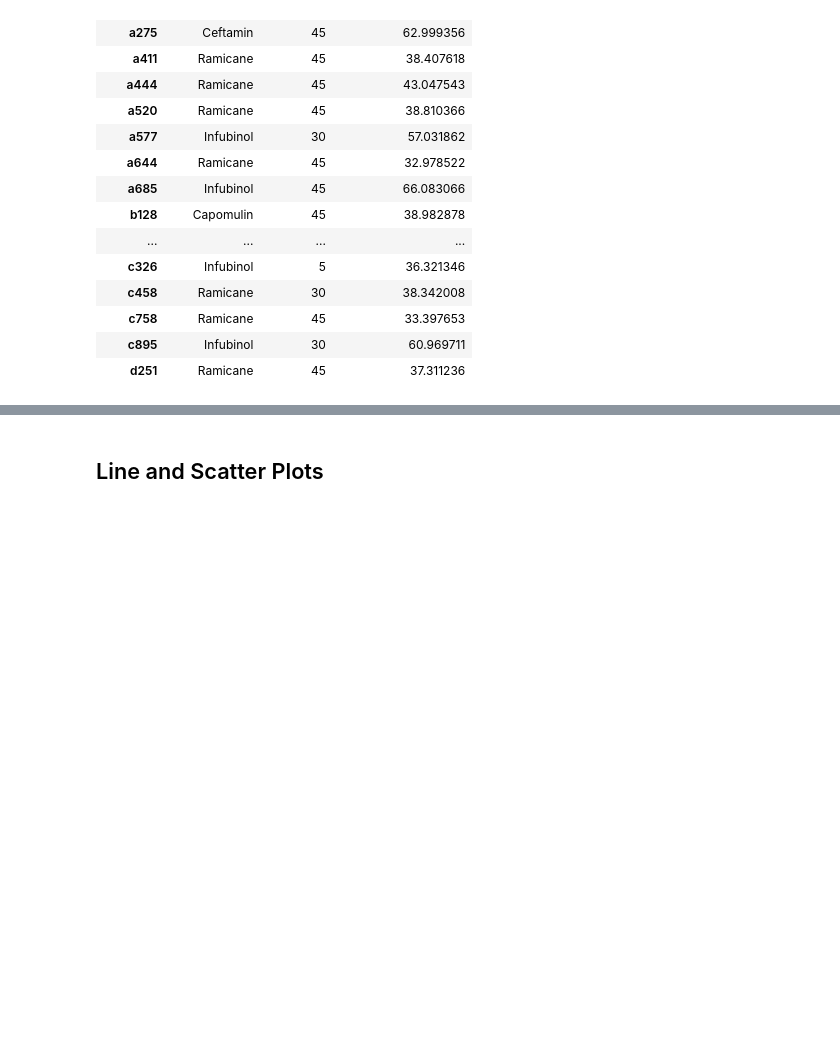
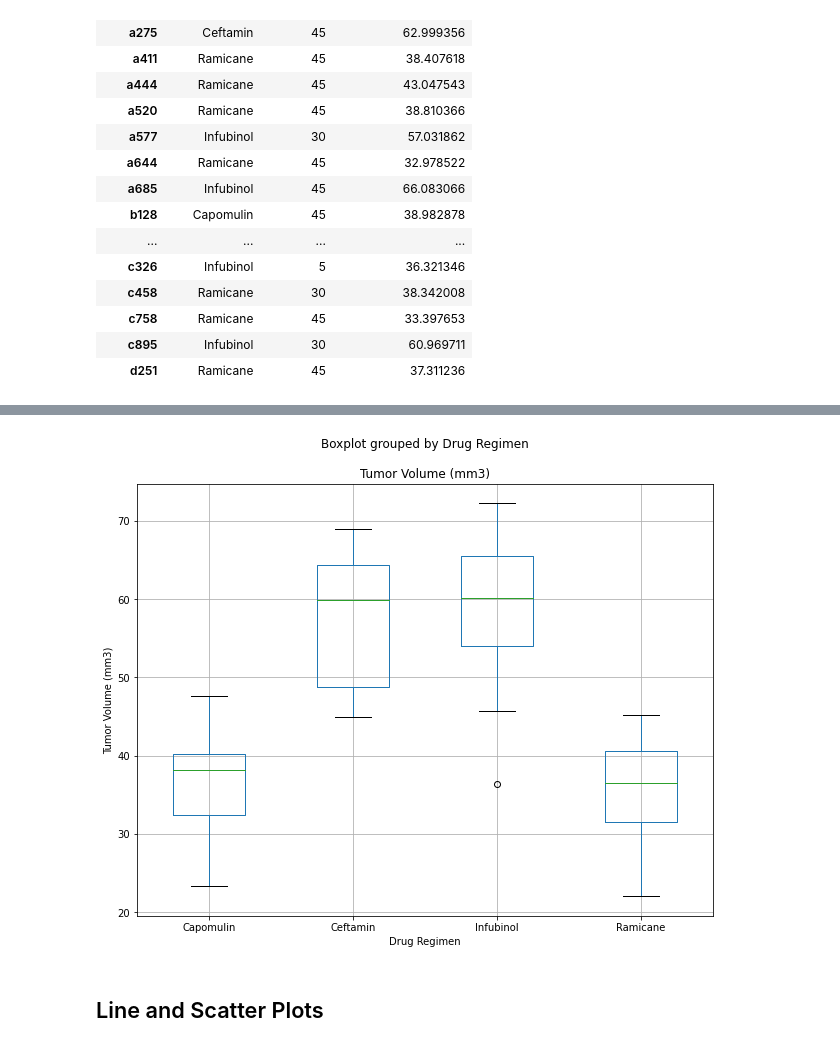
Before and after one commit to jump8621/Matplotlib_PowerofPlots, a Jupyter notebook: actual-Copy2.ipynb, the cells around one changed output, grey strips where cells are left out. Saved outputs shown, nothing was run; the diff lists cells and outputs as text; code cells hidden in the pictures; blank space fills up the shorter version.

```diff
--- a/actual-Copy2.ipynb
+++ b/actual-Copy2.ipynb
@@ -627,3 +639,15 @@ print(f"Values above {upper_bound} could be outliers.")
+# %%
+# Generate a box plot of the final tumor volume of each mouse across four regimens of interest
+# fig1, ax1 = plt.subplots()
+# ax1.set_title('Mice on 4 Drug Regimens')
+# ax1.set_ylabel('Tumor Volume (mm3)')
+# ax1.boxplot(max_timepoint_df)
+plt.show()
+tumor_plot = max_timepoint_df.boxplot(by='Drug Regimen', column=['Tumor Volume (mm3)'], grid=True, widths=0.5, figsize=(10,8))
+tumor_plot.set_ylabel('Tumor Volume (mm3)')
+plt.show()
+# %% [output]
+[figure, added]
 # %% [markdown]
 ## Line and Scatter Plots
 # %%
```
Also changed, not shown: parts of 6 cells of this notebook.
